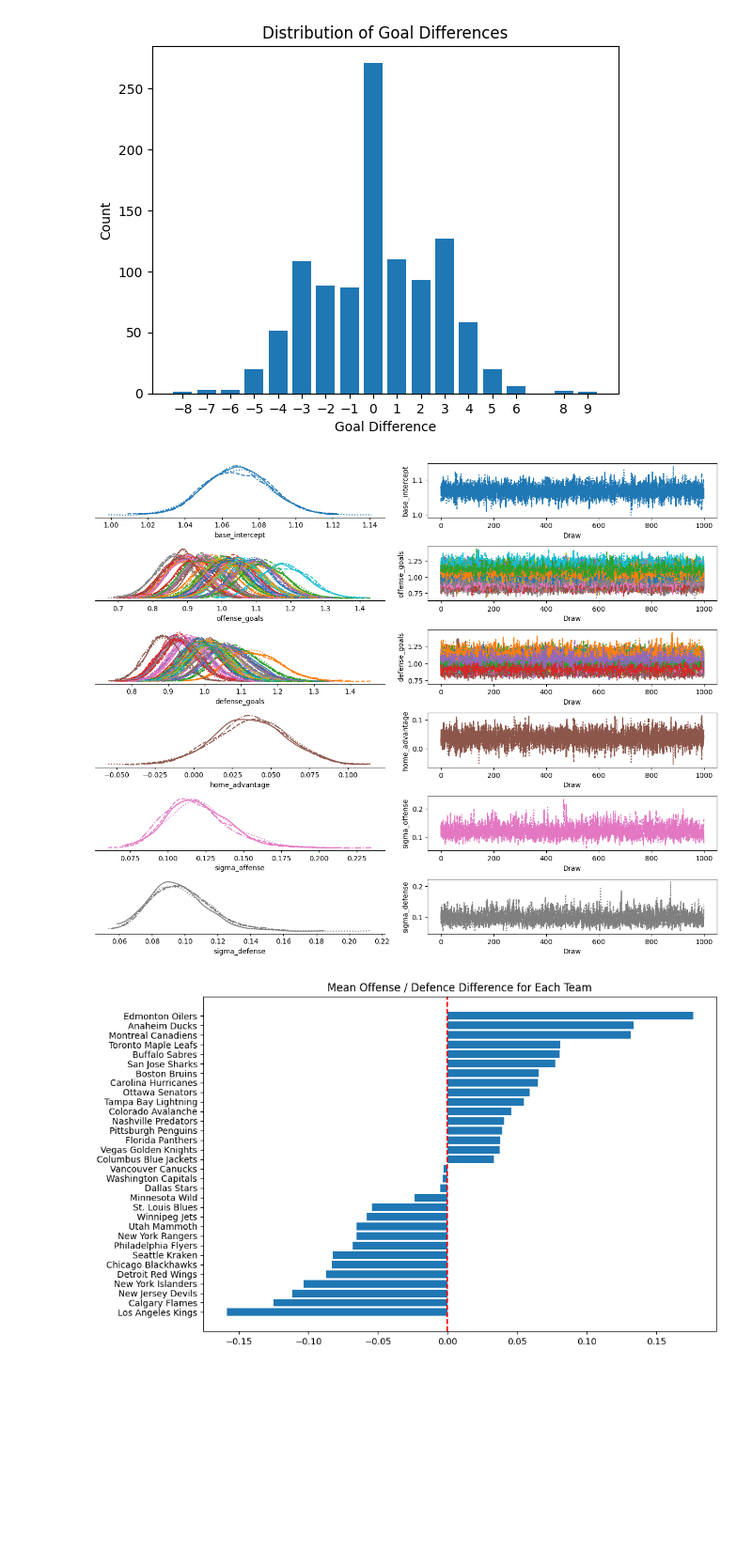
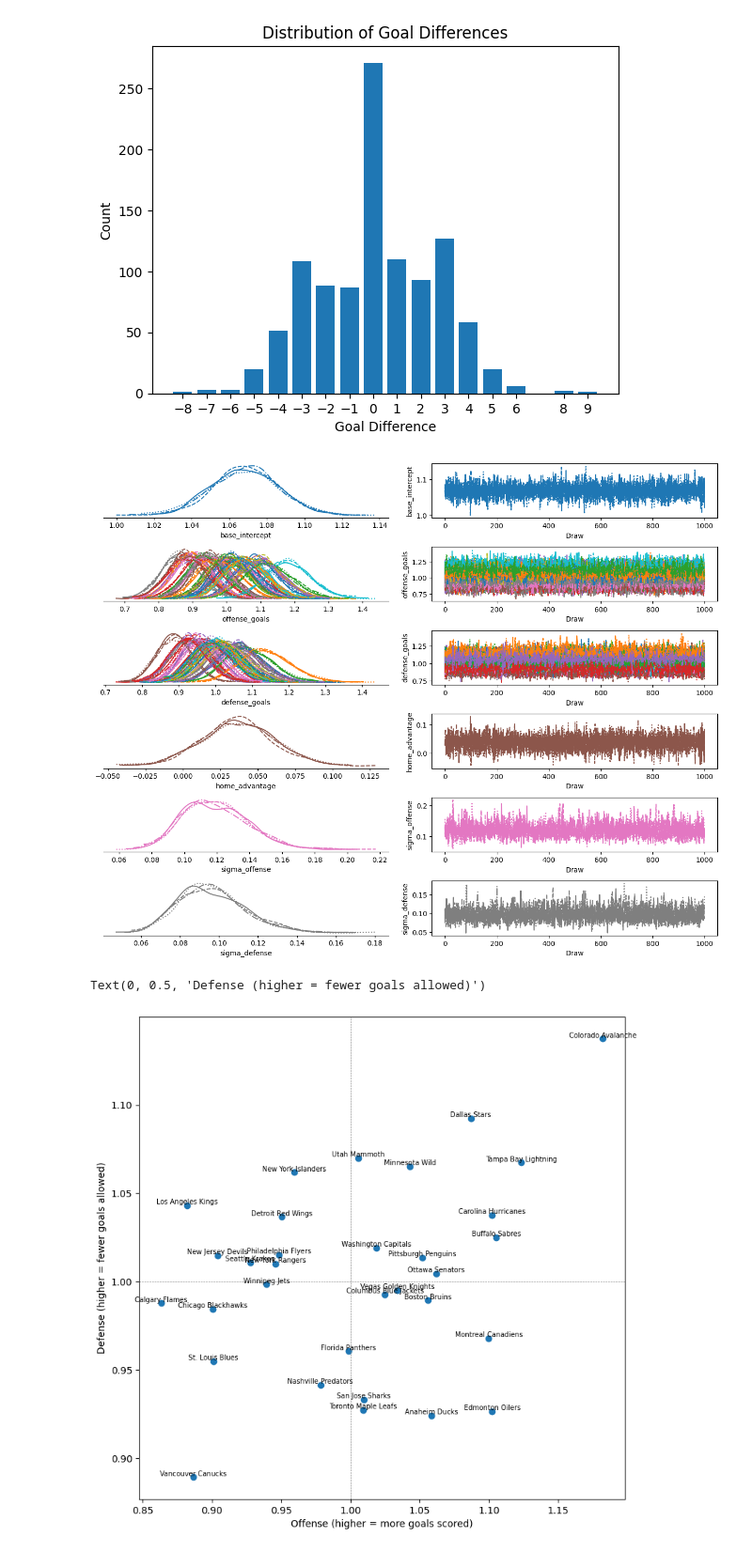
Before and after one commit to mcanearm/hockey, a Jupyter notebook: model.ipynb, the cells around one changed output. Shown at 94% size. Cells and saved outputs as stored; diff of their text form; code cells hidden in the pictures; blank space fills up the shorter version.

```diff
--- a/model.ipynb
+++ b/model.ipynb
@@ -130,12 +127,14 @@ plt.show()
 # %% [output]
 [figure]
 # %%
+# @numpyro.handlers.reparam(config={"team_home_advantage": numpyro.infer.reparam.LocScaleReparam()})
 def model(matchups, home_g=None, away_g=None, is_ot=None, home_win=None):
     sigma_offense = numpyro.sample("sigma_offense", dist.InverseGamma(1, 1))
     sigma_defense = numpyro.sample("sigma_defense", dist.InverseGamma(1, 1))
 
     home_advantage = numpyro.sample("home_advantage", dist.Normal(0, 0.1))
     base_intercept = numpyro.sample("base_intercept", dist.Normal(0, 1))
+    sigma_home_team = numpyro.sample("sigma_home_team", dist.InverseGamma(1, 1))
     # Non-centered: sample on unit scale, multiply by sigma outside
     with numpyro.plate("teams", size=matchups.shape[1]):
         offense_raw = numpyro.sample("offense_raw", dist.Normal(0, 1))
@@ -157,6 +156,7 @@ def model(matchups, home_g=None, away_g=None, is_ot=None, home_win=None):
             base_intercept
             + log_offense[home_team_idx]
             - log_defense[away_team_idx]
+            # + team_home_advantage[home_team_idx]
             + home_advantage
         ),
     )
@@ -202,13 +202,15 @@ mcmc = numpyro.infer.MCMC(
 )
 
 mcmc.run(
-    random.key(90981238),
+    random.key(98102938376),
     matchups=train_matchups,
     home_g=train_home_goals,
     away_g=train_away_goals,
     is_ot=train_overtimes,
     home_win=train_home_wins,
 )
+
+jax.effects_barrier()
 # %%
 trace = az.from_numpyro(
     mcmc,
@@ -226,26 +228,30 @@ az.plot_trace_dist(
         "offense_goals",
         "defense_goals",
         "home_advantage",
+        # "team_home_advantage",
+        "home_advantage",
         "sigma_offense",
         "sigma_defense",
     ],
 )
 plt.tight_layout()
 # %% [output]
-[figure, old version]
+[figure, new version]
 # %%
-ranked = (trace.posterior["offense_goals"] - trace.posterior["defense_goals"]).mean(
-    dim=["chain", "draw"]
-)
-ranked = ranked.sortby(ranked)
+off = trace.posterior["offense_goals"].mean(dim=["chain", "draw"])
+defe = trace.posterior["defense_goals"].mean(dim=["chain", "draw"])
 
-fig, ax = plt.subplots(figsize=(10, 6))
-ax.barh(ranked.team.values, ranked.values)
-ax.set_title("Mean Offense / Defence Difference for Each Team")
-ax.axvline(0, color="red", linestyle="dashed")
-plt.tight_layout()
+fig, ax = plt.subplots(figsize=(9, 9))
+ax.scatter(off.values, defe.values)
+for team, x, y in zip(teams, off.values, defe.values):
+    ax.annotate(team, (x, y), fontsize=7, ha='center', va='bottom')
+ax.axhline(1, color='gray', lw=0.5, ls='--')
+ax.axvline(1, color='gray', lw=0.5, ls='--')
+ax.set_xlabel("Offense (higher = more goals scored)")
+ax.set_ylabel("Defense (higher = fewer goals allowed)")
 # %% [output]
+Text(0, 0.5, 'Defense (higher = fewer goals allowed)')
-[figure, old version]
+[figure, new version]
 # %%
 from numpyro.infer import Predictive
 
```
Also changed, not shown: parts of 12 cells of this notebook, 2 other files.
